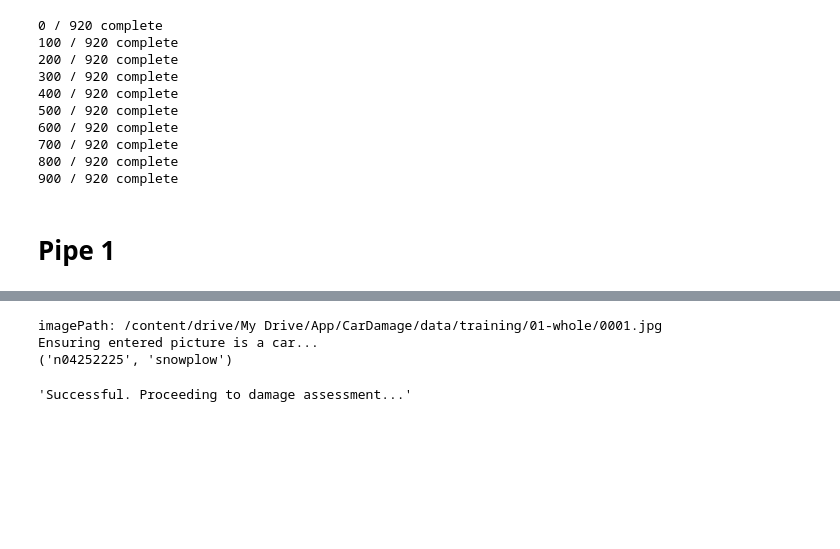
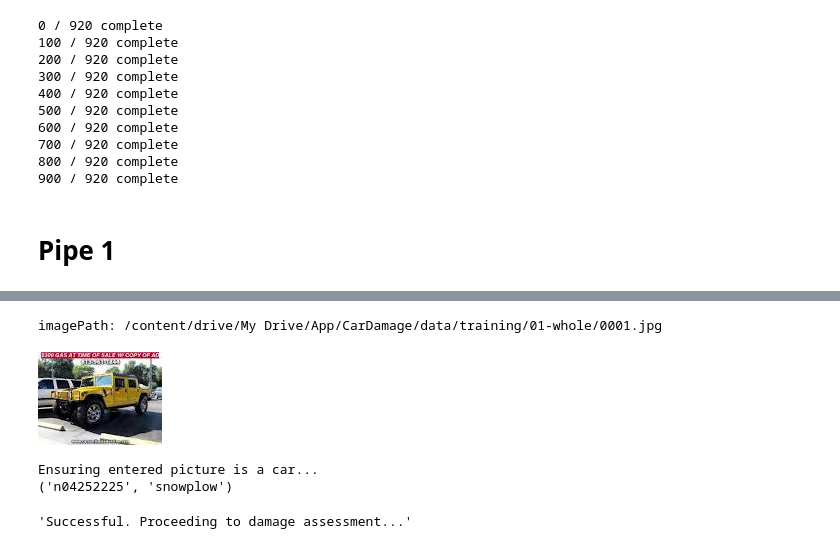
Before and after one commit to duttagoutam/CarDamageDetection, a Jupyter notebook: 01_car_check.ipynb, the cells around one changed output, grey strips where cells are left out. Cells and saved outputs as stored; diff of their text form; code cells hidden in the pictures; blank space fills up the shorter version.

```diff
--- a/01_car_check.ipynb
+++ b/01_car_check.ipynb
@@ -255,10 +278,12 @@ Ensuring entered picture is a car...
 # %%
 imagePath='/content/drive/My Drive/App/CarDamage/data/training/01-whole/0001.jpg'
 print('imagePath:',imagePath)
+display(Image(filename=imagePath))
 pipe1(imagePath, categ_list)
 #pipe1('https://tse4.mm.bing.net/th?id=OIP.FaZela57De0uzfVxVY3JJQHaEo&pid=Api&P=0&w=289&h=181', categ_list)
 # %% [output]
 imagePath: /content/drive/My Drive/App/CarDamage/data/training/01-whole/0001.jpg
-Ensuring entered picture is a car...
-('n04252225', 'snowplow')
+[figure, added]
-'Successful. Proceeding to damage assessment...'
+Ensuring entered picture is a car...
+('n04252225', 'snowplow')
+'Successful. Proceeding to damage assessment...'
```
Also changed, not shown: parts of 14 cells of this notebook.
